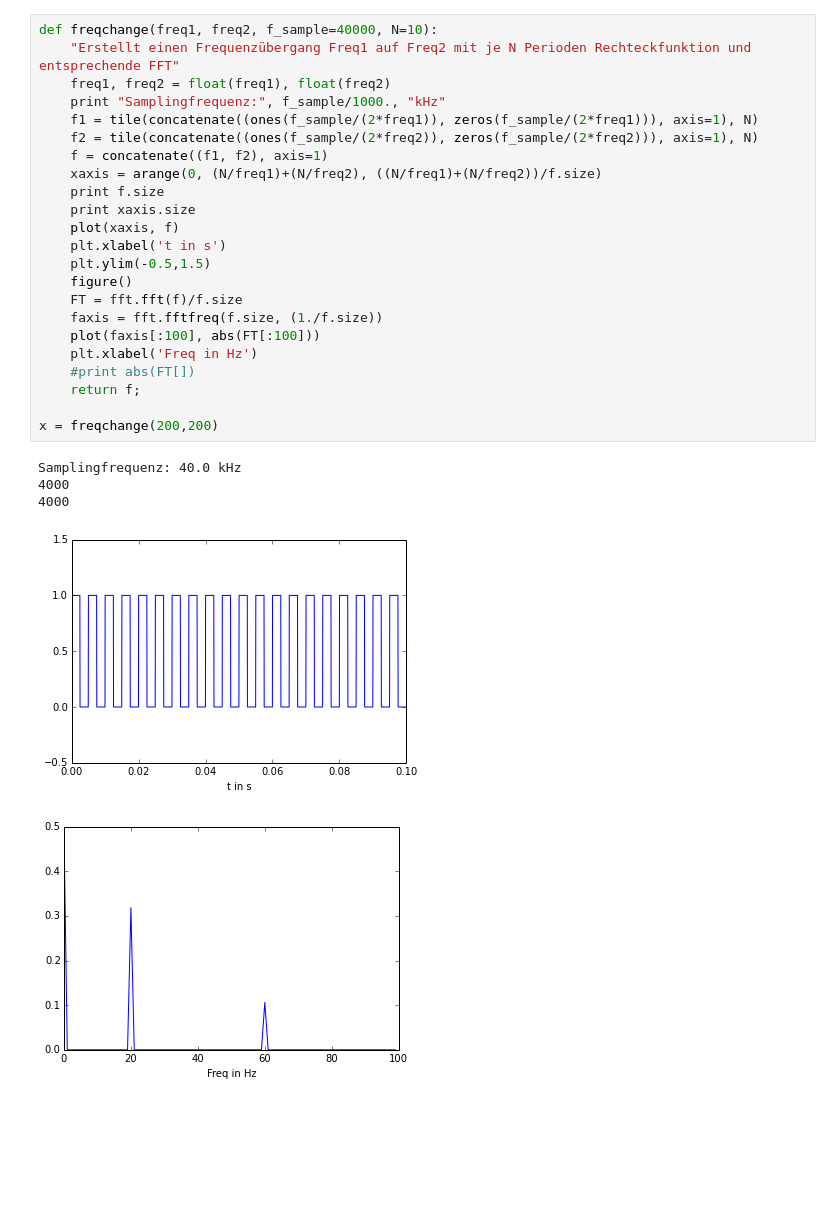
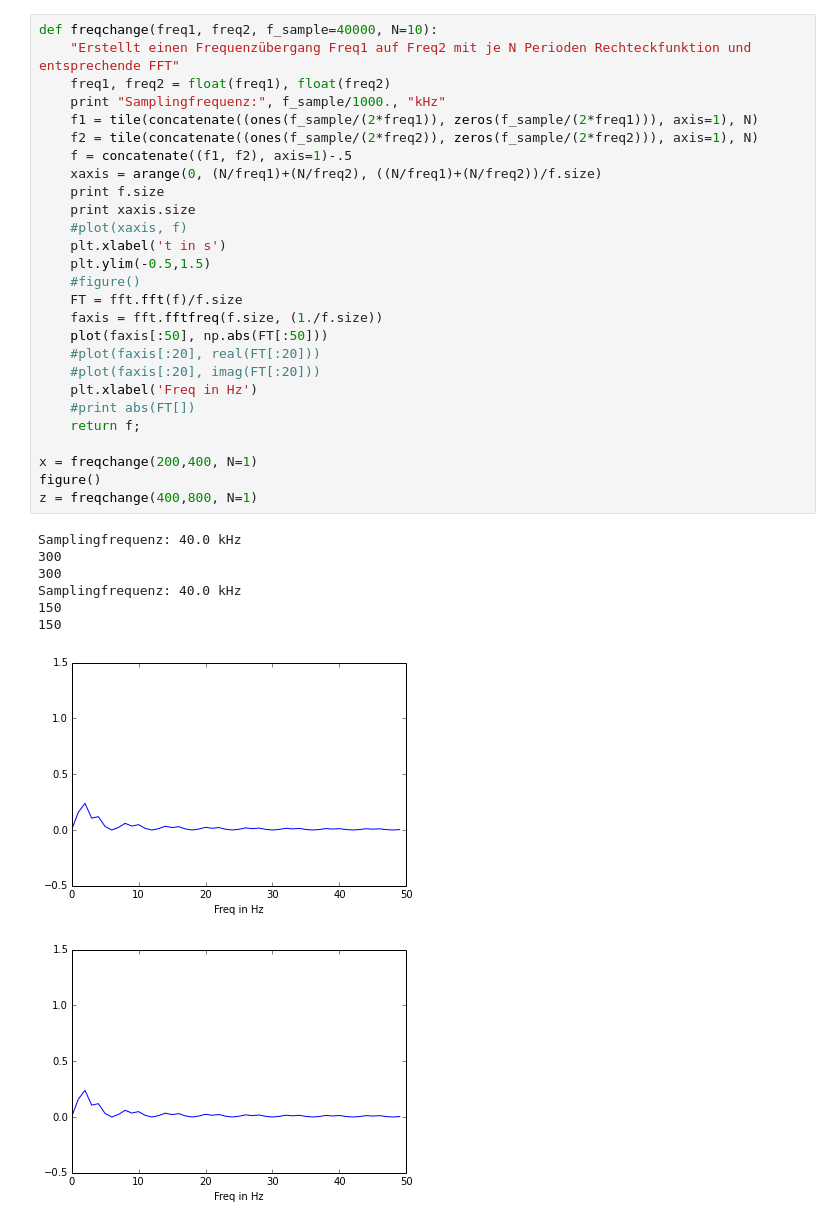
Before and after one commit to wachtlerlab/RWeiss, a Jupyter notebook: Freqchange + FFT.ipynb, the cells around one changed output. Drawn from its saved outputs; the diff is of its cells as text; blank space fills up the shorter version.

Commit message:
auswertung plots

```diff
--- a/Freqchange + FFT.ipynb
+++ b/Freqchange + FFT.ipynb
@@ -1,29 +1,36 @@
 # %%
 def freqchange(freq1, freq2, f_sample=40000, N=10):
     "Erstellt einen Frequenzübergang Freq1 auf Freq2 mit je N Perioden Rechteckfunktion und entsprechende FFT"
     freq1, freq2 = float(freq1), float(freq2)
     print "Samplingfrequenz:", f_sample/1000., "kHz"
     f1 = tile(concatenate((ones(f_sample/(2*freq1)), zeros(f_sample/(2*freq1))), axis=1), N)
     f2 = tile(concatenate((ones(f_sample/(2*freq2)), zeros(f_sample/(2*freq2))), axis=1), N)
-    f = concatenate((f1, f2), axis=1)
+    f = concatenate((f1, f2), axis=1)-.5
     xaxis = arange(0, (N/freq1)+(N/freq2), ((N/freq1)+(N/freq2))/f.size)
     print f.size
     print xaxis.size
-    plot(xaxis, f)
+    #plot(xaxis, f)
     plt.xlabel('t in s')
     plt.ylim(-0.5,1.5)
-    figure()
+    #figure()
     FT = fft.fft(f)/f.size
     faxis = fft.fftfreq(f.size, (1./f.size))
-    plot(faxis[:100], abs(FT[:100]))
+    plot(faxis[:50], np.abs(FT[:50]))
+    #plot(faxis[:20], real(FT[:20]))
+    #plot(faxis[:20], imag(FT[:20]))
     plt.xlabel('Freq in Hz')
     #print abs(FT[])
     return f;
 
-x = freqchange(200,200)
+x = freqchange(200,400, N=1)
+figure()
+z = freqchange(400,800, N=1)
 # %% [output]
 Samplingfrequenz: 40.0 kHz
-4000
-4000
+300
+300
+Samplingfrequenz: 40.0 kHz
+150
+150
-[figure, old version]
+[figure, new version]
-[figure, old version]
+[figure, new version]
```
Also changed, not shown: 8 other files.
